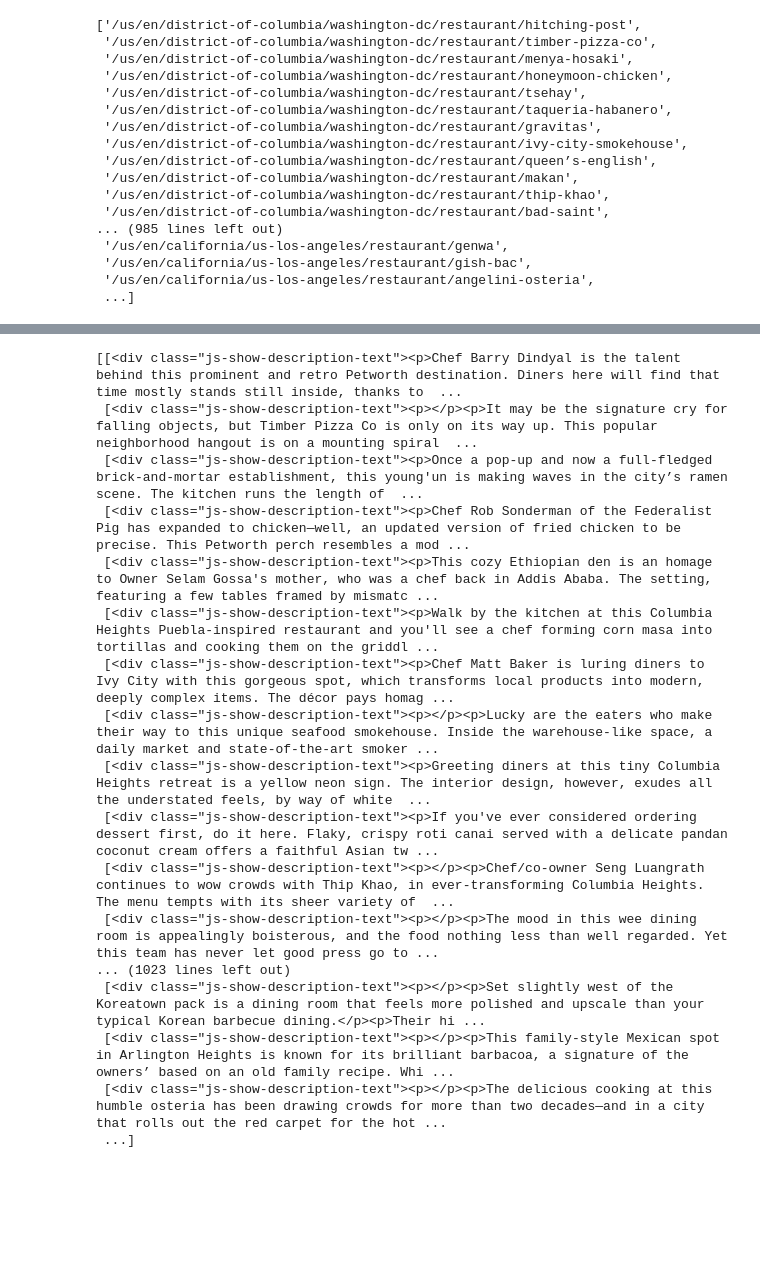
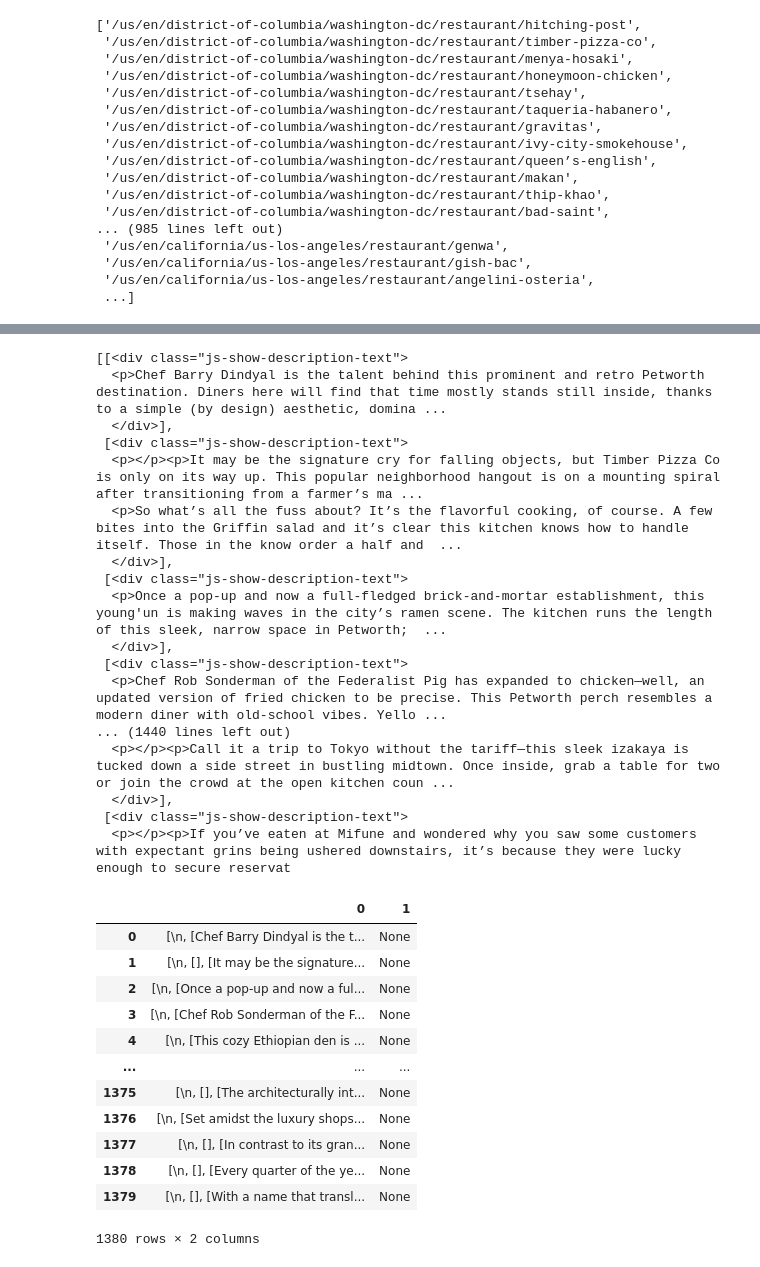
Before and after one commit to bigoshunane/Project-3, a Jupyter notebook: jupyter notebooks/scrape-notebook.ipynb, the cells around one changed output, grey strips where cells are left out. Drawn from its saved outputs; the diff is of its cells as text; code cells hidden in the pictures; blank space fills up the shorter version.

```diff
--- a/jupyter notebooks/scrape-notebook.ipynb
+++ b/jupyter notebooks/scrape-notebook.ipynb
@@ -132,7 +132,11 @@ for x in restaurant_urls_flat:
     # retrieve michelin restaurant urls
     #x_string = str(count)
     browser.visit(michelin_rest_url_a + x)
-    time.sleep(5)
+    time.sleep(1)
+    try:
+        browser.find_by_css('.restaurant-details__description-show-button').first.click()
+    except:
+        print('Failed to click Show More')
     html = browser.html
     soup = bs(html, 'html.parser')
     restaurant_descriptions.append([soup.find_all('div', class_="js-show-description-text")])
@@ -168,23 +172,39 @@ restaurant_descriptions_flat = list(more_itertools.flatten(restaurant_descriptio
 # %%
 restaurant_descriptions_flat
 # %% [output]
-[[<div class="js-show-description-text"><p>Chef Barry Dindyal is the talent behind this prominent and retro Petworth destination. Diners here will find that time mostly stands still inside, thanks to  ...
- [<div class="js-show-description-text"><p></p><p>It may be the signature cry for falling objects, but Timber Pizza Co is only on its way up. This popular neighborhood hangout is on a mounting spiral  ...
- [<div class="js-show-description-text"><p>Once a pop-up and now a full-fledged brick-and-mortar establishment, this young'un is making waves in the city’s ramen scene. The kitchen runs the length of  ...
- [<div class="js-show-description-text"><p>Chef Rob Sonderman of the Federalist Pig has expanded to chicken—well, an updated version of fried chicken to be precise. This Petworth perch resembles a mod ...
- [<div class="js-show-description-text"><p>This cozy Ethiopian den is an homage to Owner Selam Gossa's mother, who was a chef back in Addis Ababa. The setting, featuring a few tables framed by mismatc ...
- [<div class="js-show-description-text"><p>Walk by the kitchen at this Columbia Heights Puebla-inspired restaurant and you'll see a chef forming corn masa into tortillas and cooking them on the griddl ...
- [<div class="js-show-description-text"><p>Chef Matt Baker is luring diners to Ivy City with this gorgeous spot, which transforms local products into modern, deeply complex items. The décor pays homag ...
- [<div class="js-show-description-text"><p></p><p>Lucky are the eaters who make their way to this unique seafood smokehouse. Inside the warehouse-like space, a daily market and state-of-the-art smoker ...
- [<div class="js-show-description-text"><p>Greeting diners at this tiny Columbia Heights retreat is a yellow neon sign. The interior design, however, exudes all the understated feels, by way of white  ...
- [<div class="js-show-description-text"><p>If you've ever considered ordering dessert first, do it here. Flaky, crispy roti canai served with a delicate pandan coconut cream offers a faithful Asian tw ...
- [<div class="js-show-description-text"><p></p><p>Chef/co-owner Seng Luangrath continues to wow crowds with Thip Khao, in ever-transforming Columbia Heights. The menu tempts with its sheer variety of  ...
- [<div class="js-show-description-text"><p></p><p>The mood in this wee dining room is appealingly boisterous, and the food nothing less than well regarded. Yet this team has never let good press go to ...
-... (1023 lines left out)
- [<div class="js-show-description-text"><p></p><p>Set slightly west of the Koreatown pack is a dining room that feels more polished and upscale than your typical Korean barbecue dining.</p><p>Their hi ...
- [<div class="js-show-description-text"><p></p><p>This family-style Mexican spot in Arlington Heights is known for its brilliant barbacoa, a signature of the owners’ based on an old family recipe. Whi ...
- [<div class="js-show-description-text"><p></p><p>The delicious cooking at this humble osteria has been drawing crowds for more than two decades—and in a city that rolls out the red carpet for the hot ...
- ...]
+[[<div class="js-show-description-text">
+  <p>Chef Barry Dindyal is the talent behind this prominent and retro Petworth destination. Diners here will find that time mostly stands still inside, thanks to a simple (by design) aesthetic, domina ...
+  </div>],
+ [<div class="js-show-description-text">
+  <p></p><p>It may be the signature cry for falling objects, but Timber Pizza Co is only on its way up. This popular neighborhood hangout is on a mounting spiral after transitioning from a farmer’s ma ...
+  <p>So what’s all the fuss about? It’s the flavorful cooking, of course. A few bites into the Griffin salad and it’s clear this kitchen knows how to handle itself. Those in the know order a half and  ...
+  </div>],
+ [<div class="js-show-description-text">
+  <p>Once a pop-up and now a full-fledged brick-and-mortar establishment, this young'un is making waves in the city’s ramen scene. The kitchen runs the length of this sleek, narrow space in Petworth;  ...
+  </div>],
+ [<div class="js-show-description-text">
+  <p>Chef Rob Sonderman of the Federalist Pig has expanded to chicken—well, an updated version of fried chicken to be precise. This Petworth perch resembles a modern diner with old-school vibes. Yello ...
+... (1440 lines left out)
+  <p></p><p>Call it a trip to Tokyo without the tariff—this sleek izakaya is tucked down a side street in bustling midtown. Once inside, grab a table for two or join the crowd at the open kitchen coun ...
+  </div>],
+ [<div class="js-show-description-text">
+  <p></p><p>If you’ve eaten at Mifune and wondered why you saw some customers with expectant grins being ushered downstairs, it’s because they were lucky enough to secure reservat
 # %%
 descriptions_df = pd.DataFrame (restaurant_descriptions_flat)
+# %%
+descriptions_df
+# %% [output]
+|  | 0 | 1 |
+| 0 | [\n, [Chef Barry Dindyal is the t... | None |
+| 1 | [\n, [], [It may be the signature... | None |
+| 2 | [\n, [Once a pop-up and now a ful... | None |
+| 3 | [\n, [Chef Rob Sonderman of the F... | None |
+| 4 | [\n, [This cozy Ethiopian den is ... | None |
+| ... | ... | ... |
+| 1375 | [\n, [], [The architecturally int... | None |
+| 1376 | [\n, [Set amidst the luxury shops... | None |
+| 1377 | [\n, [], [In contrast to its gran... | None |
+| 1378 | [\n, [], [Every quarter of the ye... | None |
+| 1379 | [\n, [], [With a name that transl... | None |
+1380 rows × 2 columns
 # %%
```
Also changed, not shown: parts of 3 cells of this notebook, 6 other files.
